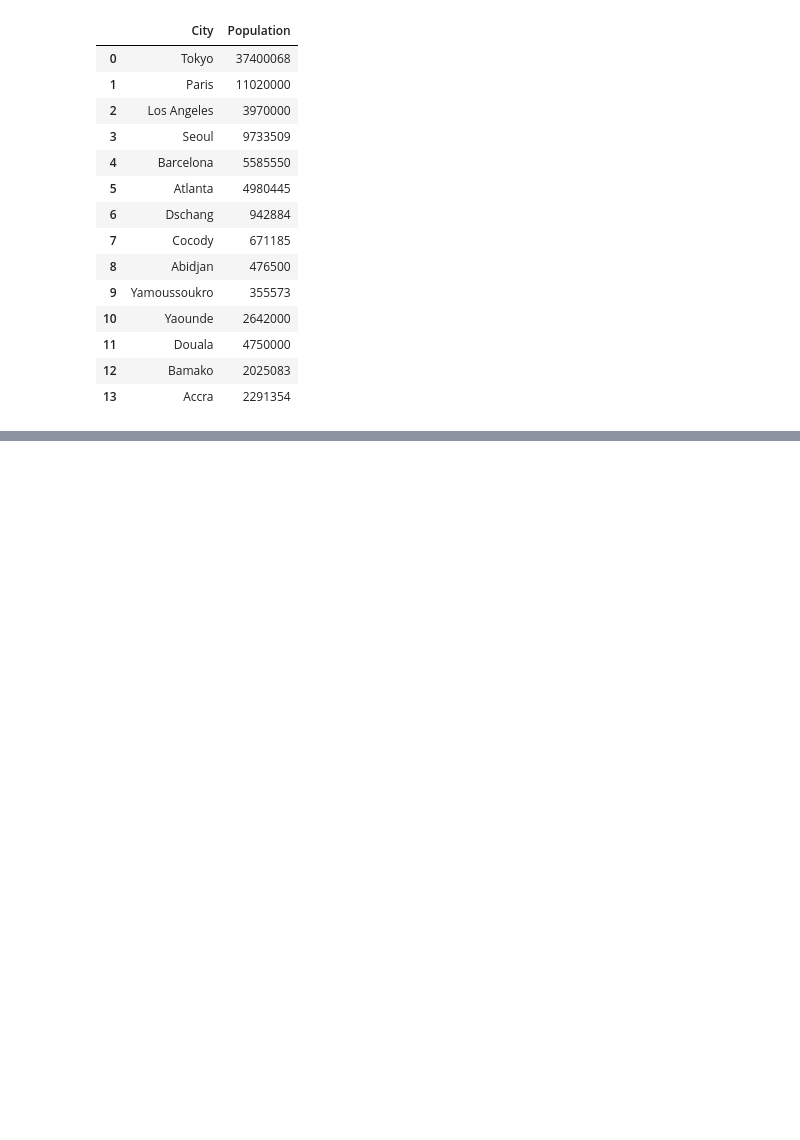
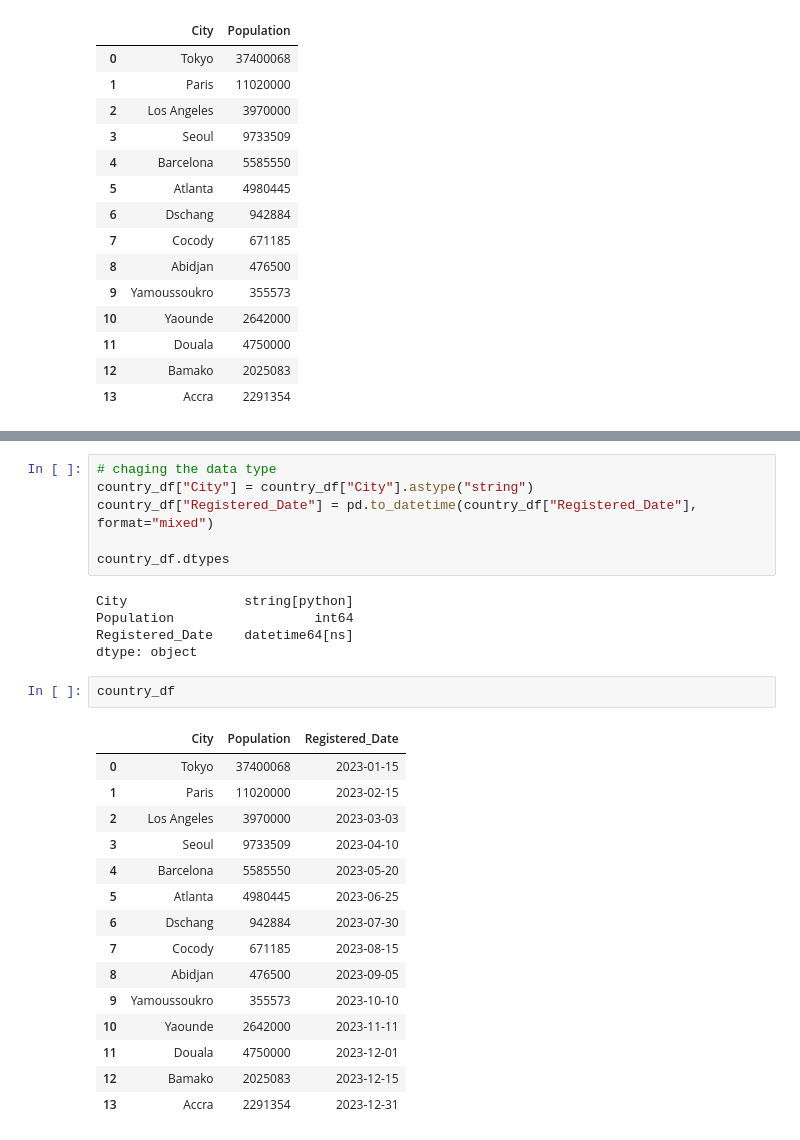
Before and after one commit to Wambaforestin/learning-python, a Jupyter notebook: python_libraries/learning_pandas2.0.ipynb, the cells around one changed output, grey strips where cells are left out. Cells and saved outputs as stored; diff of their text form; blank space fills up the shorter version.

```diff
--- a/python_libraries/learning_pandas2.0.ipynb
+++ b/python_libraries/learning_pandas2.0.ipynb
@@ -989,0 +1068,29 @@ city_df_4
+# %%
+# chaging the data type
+country_df["City"] = country_df["City"].astype("string")
+country_df["Registered_Date"] = pd.to_datetime(country_df["Registered_Date"], format="mixed")
+
+country_df.dtypes
+# %% [output]
+City               string[python]
+Population                  int64
+Registered_Date    datetime64[ns]
+dtype: object
+# %%
+country_df
+# %% [output]
+|  | City | Population | Registered_Date |
+| 0 | Tokyo | 37400068 | 2023-01-15 |
+| 1 | Paris | 11020000 | 2023-02-15 |
+| 2 | Los Angeles | 3970000 | 2023-03-03 |
+| 3 | Seoul | 9733509 | 2023-04-10 |
+| 4 | Barcelona | 5585550 | 2023-05-20 |
+| 5 | Atlanta | 4980445 | 2023-06-25 |
+| 6 | Dschang | 942884 | 2023-07-30 |
+| 7 | Cocody | 671185 | 2023-08-15 |
+| 8 | Abidjan | 476500 | 2023-09-05 |
+| 9 | Yamoussoukro | 355573 | 2023-10-10 |
+| 10 | Yaounde | 2642000 | 2023-11-11 |
+| 11 | Douala | 4750000 | 2023-12-01 |
+| 12 | Bamako | 2025083 | 2023-12-15 |
+| 13 | Accra | 2291354 | 2023-12-31 |
```
Also changed, not shown: parts of 9 cells of this notebook.
